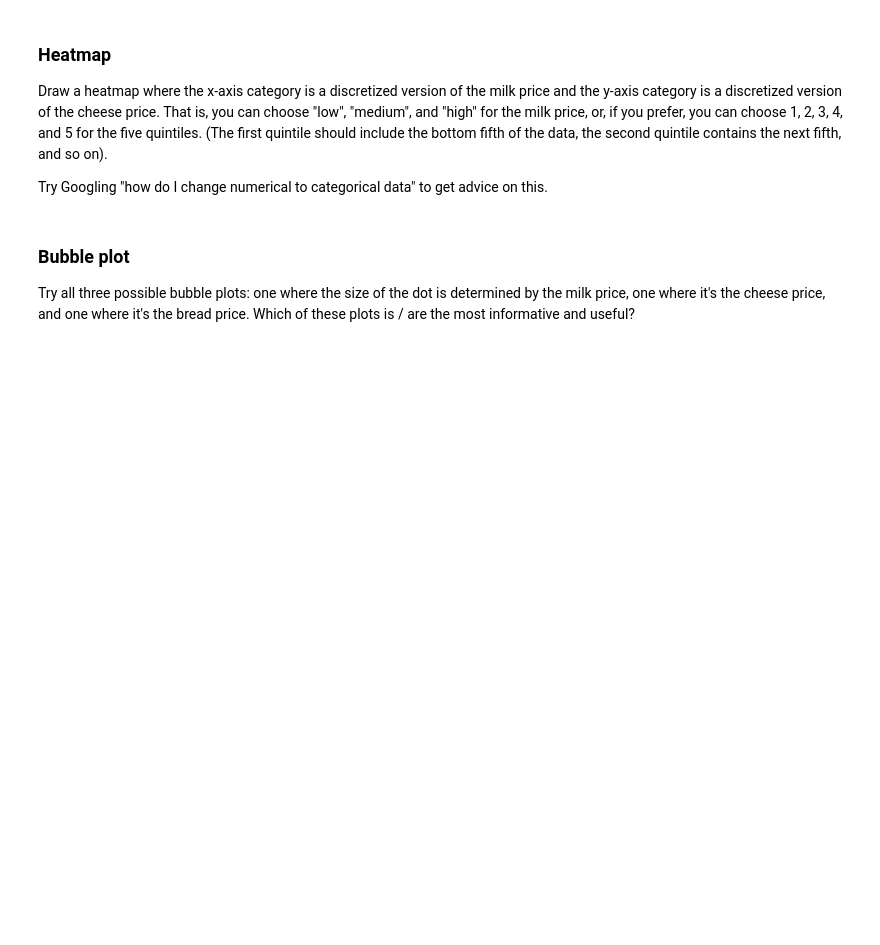
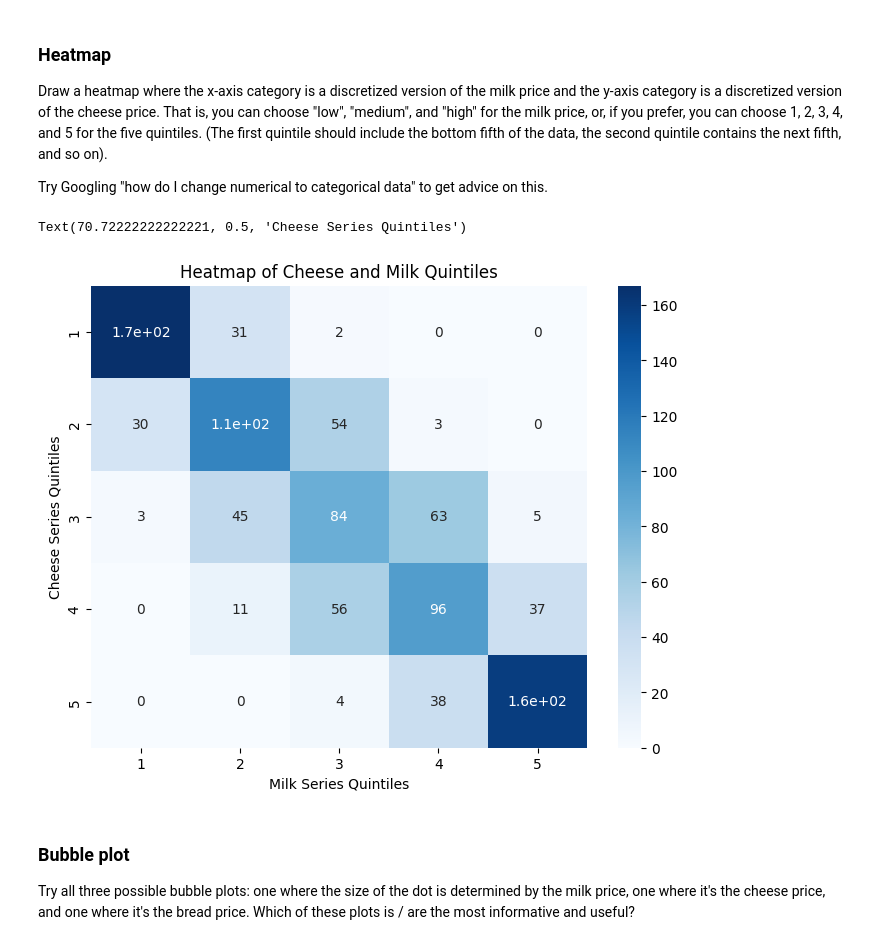
Before and after one commit to els246/2025-spring-B2, a Jupyter notebook: OMDS-ModB2-Week8-Stiller-Emma.ipynb, the cells around one changed output. Saved outputs shown, nothing was run; the diff lists cells and outputs as text; code cells hidden in the pictures; blank space fills up the shorter version.

```diff
--- a/OMDS-ModB2-Week8-Stiller-Emma.ipynb
+++ b/OMDS-ModB2-Week8-Stiller-Emma.ipynb
@@ -226,6 +238,22 @@ df3 = pd.DataFrame({"milk": milk_series, "cheese": cheese_series, "bread": bread
 Draw a heatmap where the x-axis category is a discretized version of the milk price and the y-axis category is a discretized version of the cheese price.  That is, you can choose "low", "medium", and "high" for the milk price, or, if you prefer, you can choose 1, 2, 3, 4, and 5 for the five quintiles.  (The first quintile should include the bottom fifth of the data, the second quintile contains the next fifth, and so on).
 
 Try Googling "how do I change numerical to categorical data" to get advice on this.
+# %%
+import pandas as pd
+import matplotlib.pyplot as plt
+milk_quintiles = ['1','2','3','4','5']
+cheese_quintiles = ['1','2','3','4','5']
+milk_series_bins = pd.qcut(milk_series, 5, labels=milk_quintiles)
+cheese_series_bins = pd.qcut(cheese_series, 5, labels=cheese_quintiles)
+heatmap_data = pd.crosstab(milk_series_bins, cheese_series_bins)
+plt.figure(figsize=(8,6))
+sns.heatmap(heatmap_data, annot=True, cmap='Blues')
+plt.title('Heatmap of Cheese and Milk Quintiles')
+plt.xlabel('Milk Series Quintiles')
+plt.ylabel('Cheese Series Quintiles')
+# %% [output]
+Text(70.72222222222221, 0.5, 'Cheese Series Quintiles')
+[figure, added]
 # %% [markdown]
 ### Bubble plot
 
```
Also changed, not shown: parts of 2 cells of this notebook.
